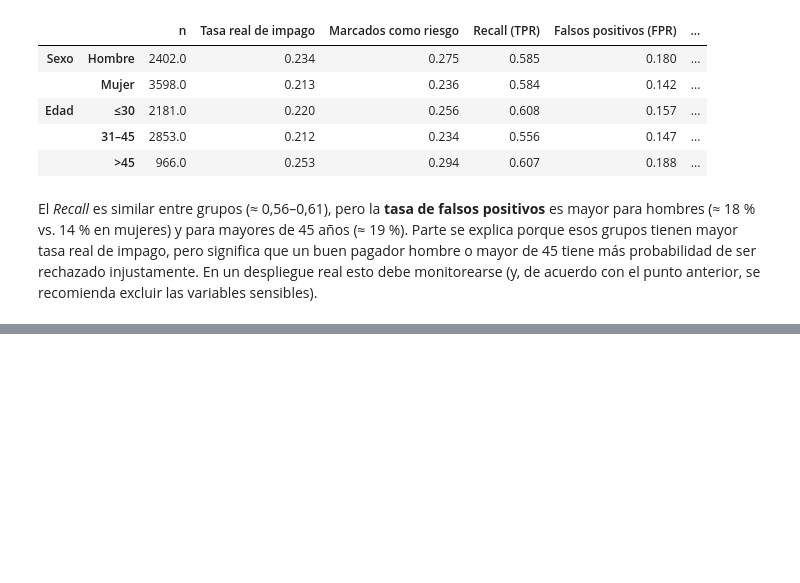
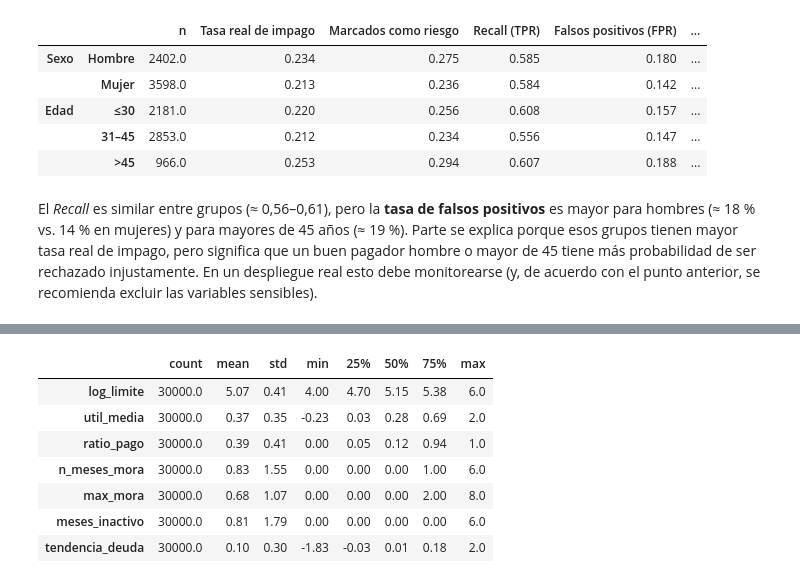
Before and after one commit to JuanRob2024/Analisis-de-datos-2026-2, a Jupyter notebook: evaluacion 4/notebooks/evento4_equipo5_default_credito.ipynb, the cells around one changed output, grey strips where cells are left out. Cells and saved outputs as stored; diff of their text form; code cells hidden in the pictures; blank space fills up the shorter version.

```diff
--- a/evaluacion 4/notebooks/evento4_equipo5_default_credito.ipynb
+++ b/evaluacion 4/notebooks/evento4_equipo5_default_credito.ipynb
@@ -567,0 +584,24 @@ El *Recall* es similar entre grupos (≈ 0,56–0,61), pero la **tasa de falsos
+# %%
+seg = pd.DataFrame({
+    "log_limite": np.log10(df["LIMIT_BAL"]),
+    "util_media": df["util_media"],
+    "ratio_pago": df["ratio_pago"],
+    "n_meses_mora": df["n_meses_mora"],
+    "max_mora": df["max_mora"],
+    "meses_inactivo": df["meses_inactivo"],
+    "tendencia_deuda": df["tendencia_deuda"],
+})
+VARS_SEG = seg.columns.tolist()
+Z = StandardScaler().fit_transform(seg)
+rng = np.random.RandomState(SEED)
+idx_m = rng.choice(len(Z), 6000, replace=False)
+seg.describe().T.round(2)
+# %% [output]
+|  | count | mean | std | min | 25% | 50% | 75% | max |
+| log_limite | 30000.0 | 5.07 | 0.41 | 4.00 | 4.70 | 5.15 | 5.38 | 6.0 |
+| util_media | 30000.0 | 0.37 | 0.35 | -0.23 | 0.03 | 0.28 | 0.69 | 2.0 |
+| ratio_pago | 30000.0 | 0.39 | 0.41 | 0.00 | 0.05 | 0.12 | 0.94 | 1.0 |
+| n_meses_mora | 30000.0 | 0.83 | 1.55 | 0.00 | 0.00 | 0.00 | 1.00 | 6.0 |
+| max_mora | 30000.0 | 0.68 | 1.07 | 0.00 | 0.00 | 0.00 | 2.00 | 8.0 |
+| meses_inactivo | 30000.0 | 0.81 | 1.79 | 0.00 | 0.00 | 0.00 | 0.00 | 6.0 |
+| tendencia_deuda | 30000.0 | 0.10 | 0.30 | -1.83 | -0.03 | 0.01 | 0.18 | 2.0 |
```
Also changed, not shown: parts of 15 cells of this notebook, 3 other files.
